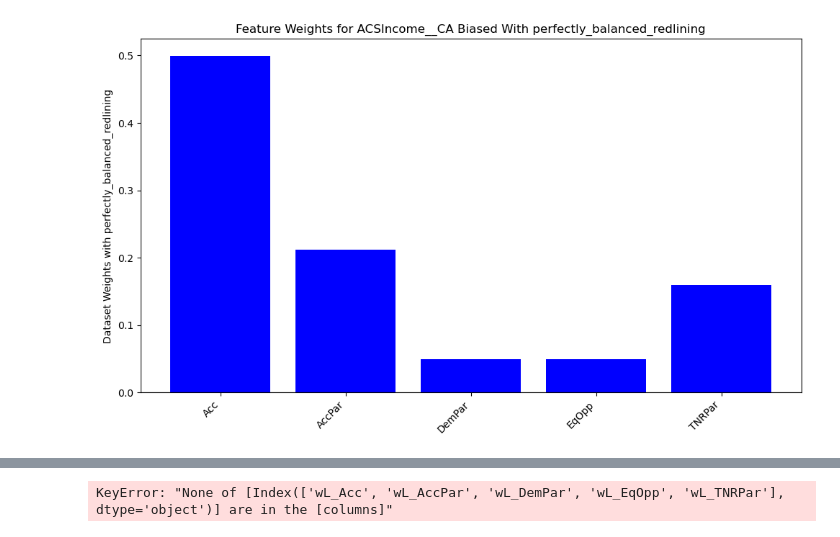
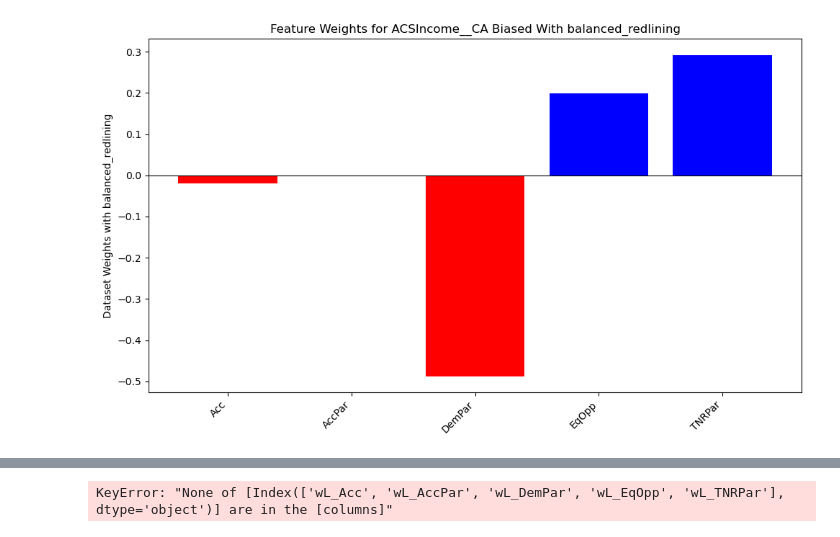
Before and after one commit to CharlesCDietzel/Fair-IRL, a Jupyter notebook: experiments/irl/Fair IRL Biased Demonstrations Plotting.ipynb, the cells around one changed output, grey strips where cells are left out. Saved outputs shown, nothing was run; the diff lists cells and outputs as text; code cells hidden in the pictures.

```diff
--- a/experiments/irl/Fair IRL Biased Demonstrations Plotting.ipynb
+++ b/experiments/irl/Fair IRL Biased Demonstrations Plotting.ipynb
@@ -370,7 +370,7 @@ biased_types = ("balanced_redlining",)
 # biased_types = ("threshold_swapping",)
 
 unadjusted_weights = ()
-adjusted_weights = (("mul_negative_weights", 0.4),)
+adjusted_weights = (("mul_negative_weights", 0.0),)
 # adjusted_weights = ()
 
 
@@ -418,7 +418,7 @@ df1 = diff_metric_df
 data_config_list = []  # (Metric Prefix, Metrix Suffix, bias types, weight adjustments)
 # data_config_list.append(("muE_", "_mean", biased_types, unadjusted_weights)) # Biased Demo FE
 data_config_list.append(
-    ("muE_dataset_", "_mean", unbiased_types, unadjusted_weights)
+    ("muE_test_unbiased_", "_mean", unbiased_types, unadjusted_weights)
 )  # Raw Data FE
 measurable_metrics = [
     "Acc",
@@ -637,8 +637,8 @@ for dataset, raw_dataset_weights in zip(all_datasets, raw_dataset_weights_list):
 selected_expert = "OptAcc"
 
 # biased_type = ("unbalanced_redlining",)
-# biased_type = ("balanced_redlining",)
-biased_type = ("perfectly_balanced_redlining",)
+biased_type = ("balanced_redlining",)
+# biased_type = ("perfectly_balanced_redlining",)
 
 unadjusted_weights = ()
 
@@ -692 +692 @@ for dataset, raw_dataset_weights in zip(all_datasets, raw_dataset_weights_list):
-[figure, old version]
+[figure, new version]
```
Also changed, not shown: parts of 7 cells of this notebook, 4 other files.
